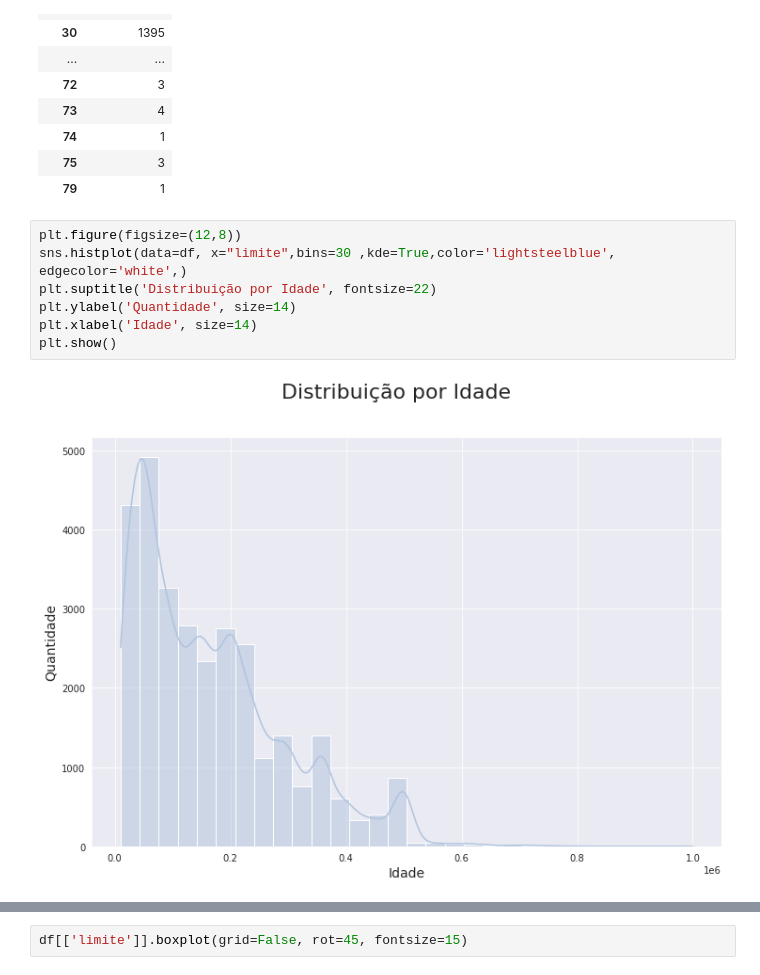
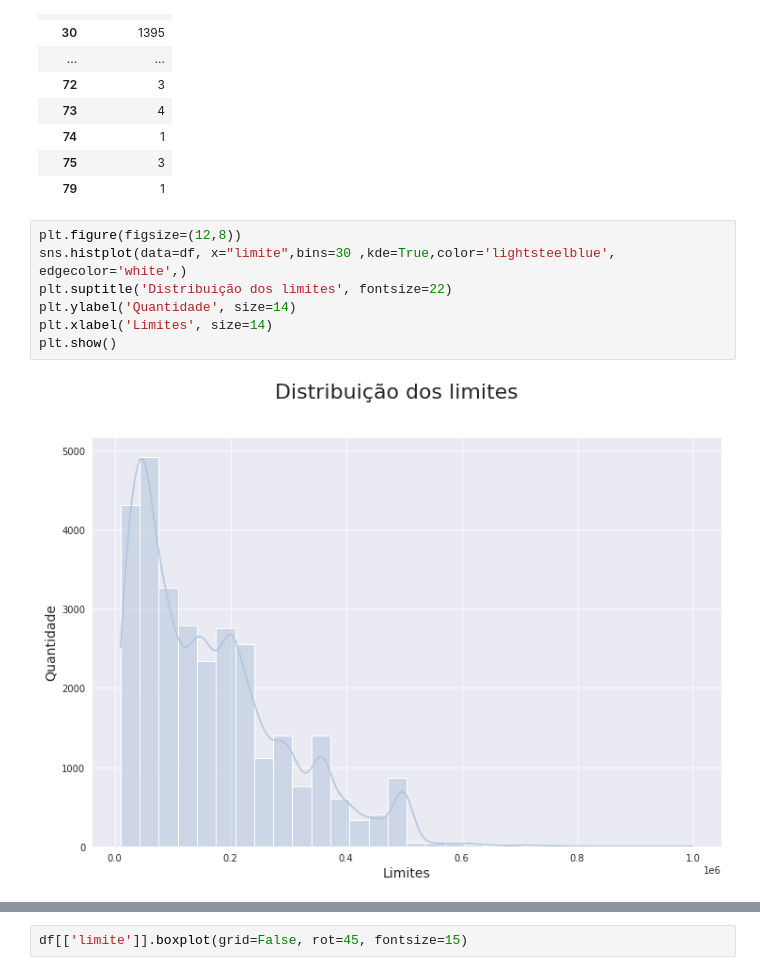
Before and after one commit to atlantico-academy/datagearscore, a Jupyter notebook: notebooks/analise_exploratoria.ipynb, the cells around one changed output, grey strips where cells are left out. Cells and saved outputs as stored; diff of their text form.

```diff
--- a/notebooks/analise_exploratoria.ipynb
+++ b/notebooks/analise_exploratoria.ipynb
@@ -488,9 +488,9 @@ df.groupby('idade')['limite'].count().to_frame(name='Quantidades').style.bar( co
 # %%
 plt.figure(figsize=(12,8))
 sns.histplot(data=df, x="limite",bins=30 ,kde=True,color='lightsteelblue', edgecolor='white',)
-plt.suptitle('Distribuição por Idade', fontsize=22)
+plt.suptitle('Distribuição dos limites', fontsize=22)
 plt.ylabel('Quantidade', size=14)
-plt.xlabel('Idade', size=14)
+plt.xlabel('Limites', size=14)
 plt.show()
 # %% [output]
-[figure, old version]
+[figure, new version]
```
Also changed, not shown: parts of 7 cells of this notebook, 2 other files.
